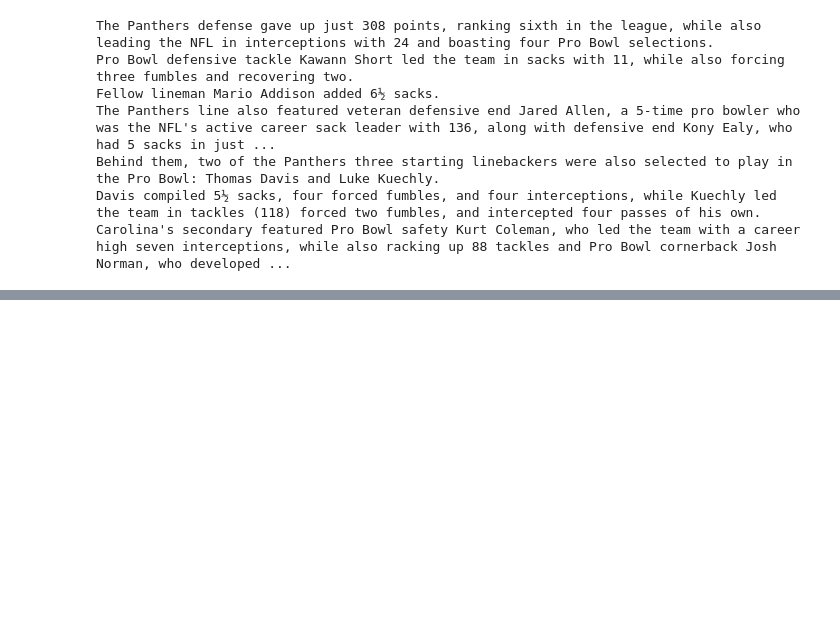
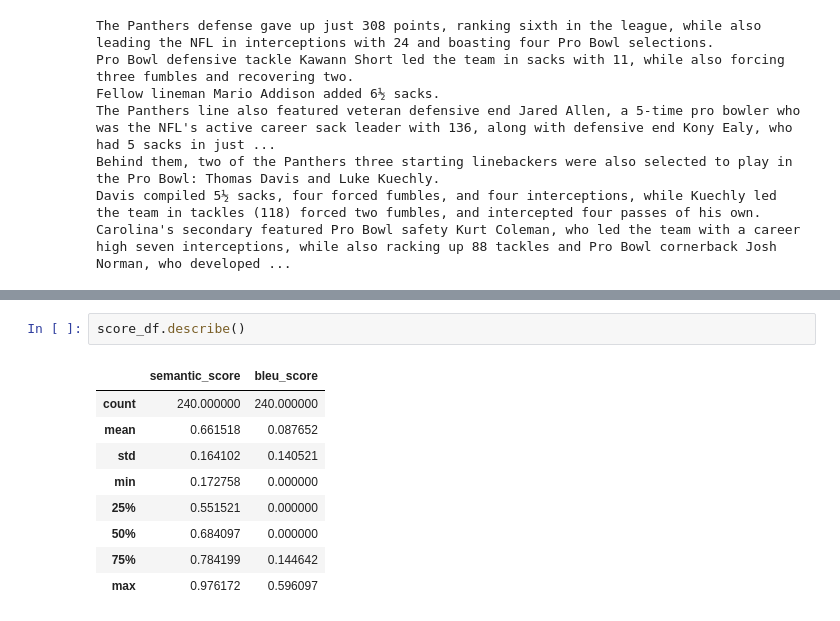
Before and after one commit to BrennanTibbetts/Q-A-5525, a Jupyter notebook: question_generation/question_generator_en.ipynb, the cells around one changed output, grey strips where cells are left out. Drawn from its saved outputs; the diff is of its cells as text; blank space fills up the shorter version.

```diff
--- a/question_generation/question_generator_en.ipynb
+++ b/question_generation/question_generator_en.ipynb
@@ -186,0 +221,12 @@ For example, integers can be represented in binary notation, and graphs can be e
+# %%
+score_df.describe()
+# %% [output]
+|  | semantic_score | bleu_score |
+| count | 240.000000 | 240.000000 |
+| mean | 0.661518 | 0.087652 |
+| std | 0.164102 | 0.140521 |
+| min | 0.172758 | 0.000000 |
+| 25% | 0.551521 | 0.000000 |
+| 50% | 0.684097 | 0.000000 |
+| 75% | 0.784199 | 0.144642 |
+| max | 0.976172 | 0.596097 |
```
Also changed, not shown: parts of 15 cells of this notebook.
